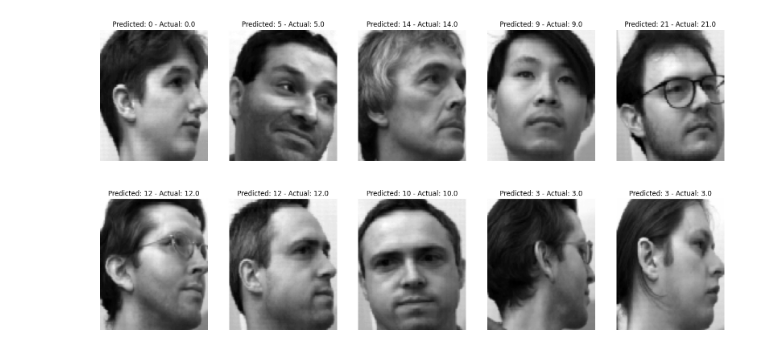
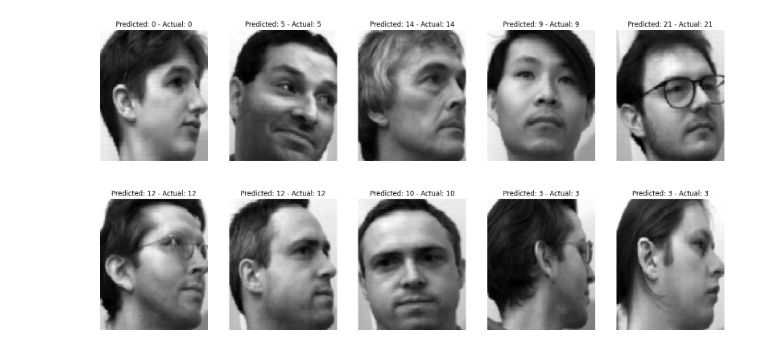
Before and after one commit to Currybon30/umist_face_recognition, a Jupyter notebook: CNN.ipynb, the cells around one changed output. Cells and saved outputs as stored; diff of their text form; code cells hidden in the pictures.

```diff
--- a/CNN.ipynb
+++ b/CNN.ipynb
@@ -36,13 +40,3 @@ X_test = X_test.values.reshape(-1, 112, 92, 1)
 X_train = X_train / 255.0
 X_val = X_val / 255.0
 X_test = X_test / 255.0
-# %%
-# Convert to TensorFlow tensors
-X_train = tf.convert_to_tensor(X_train, dtype=tf.float32)
-y_train = tf.convert_to_tensor(y_train, dtype=tf.float32)
-
-X_val = tf.convert_to_tensor(X_val, dtype=tf.float32)
-y_val = tf.convert_to_tensor(y_val, dtype=tf.float32)
-
-X_test = tf.convert_to_tensor(X_test, dtype=tf.float32)
-y_test = tf.convert_to_tensor(y_test, dtype=tf.float32)
@@ -180,11 +168,11 @@ WARNING:tensorflow:5 out of the last 9 calls to <function TensorFlowTrainer.make
 # %%
 fig, ax = plt.subplots(2, 5, figsize=(20, 10))
 
 for i in range(10):
-    ax[i // 5, i % 5].imshow(X_test[i].numpy().reshape(112, 92), cmap='gray')
-    ax[i // 5, i % 5].set_title(f"Predicted: {np.argmax(y_test_pred[i])} - Actual: {y_test[i].numpy()}")
+    ax[i // 5, i % 5].imshow(X_test[i].reshape(112, 92), cmap='gray')
+    ax[i // 5, i % 5].set_title(f"Predicted: {np.argmax(y_test_pred[i])} - Actual: {y_test[i]}")
     ax[i // 5, i % 5].axis('off')
 
 plt.show()
 # %% [output]
-[figure, old version]
+[figure, new version]
```
Also changed, not shown: parts of 8 cells of this notebook.
